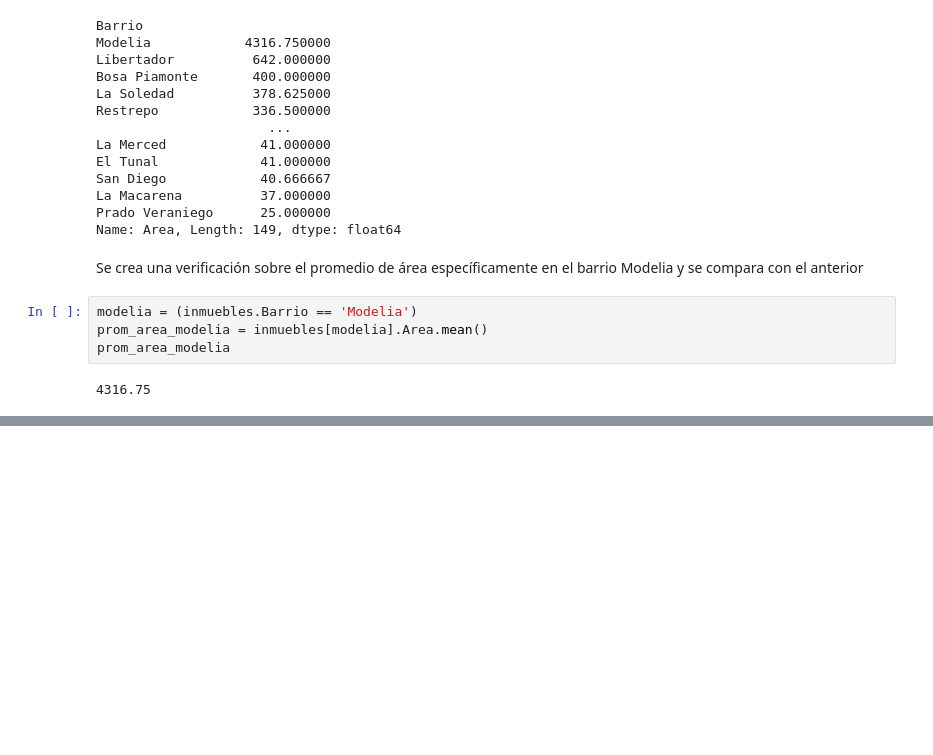
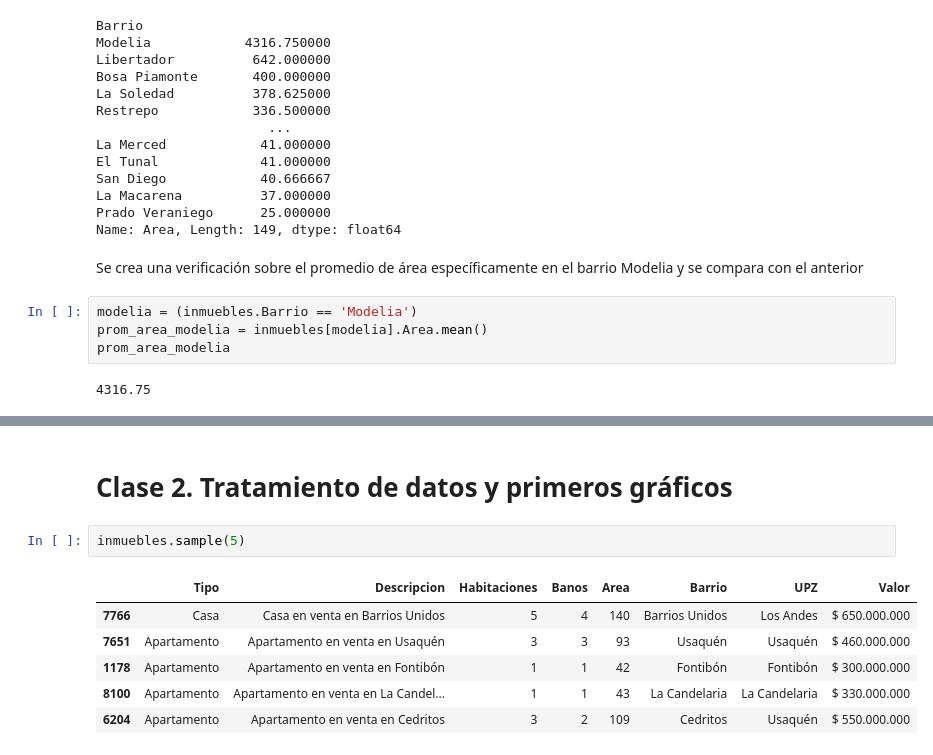
Before and after one commit to Leonel-Amaya/inmersion-datos, a Jupyter notebook: Inmersión_en_Datos_Aula_1.ipynb, the cells around one changed output, grey strips where cells are left out. Drawn from its saved outputs; the diff is of its cells as text; blank space fills up the shorter version.

Commit message:
Clase 2

```diff
--- a/Inmersión_en_Datos_Aula_1.ipynb
+++ b/Inmersión_en_Datos_Aula_1.ipynb
@@ -244,0 +274,11 @@ inmuebles_por_barrio.mean()
+# %% [markdown]
+# Clase 2. Tratamiento de datos y primeros gráficos
+# %%
+inmuebles.sample(5)
+# %% [output]
+|  | Tipo | Descripcion | Habitaciones | Banos | Area | Barrio | UPZ | Valor |
+| 7766 | Casa | Casa en venta en Barrios Unidos | 5 | 4 | 140 | Barrios Unidos | Los Andes | $ 650.000.000 |
+| 7651 | Apartamento | Apartamento en venta en Usaquén | 3 | 3 | 93 | Usaquén | Usaquén | $ 460.000.000 |
+| 1178 | Apartamento | Apartamento en venta en Fontibón | 1 | 1 | 42 | Fontibón | Fontibón | $ 300.000.000 |
+| 8100 | Apartamento | Apartamento en venta en La Candel... | 1 | 1 | 43 | La Candelaria | La Candelaria | $ 330.000.000 |
+| 6204 | Apartamento | Apartamento en venta en Cedritos | 3 | 2 | 109 | Cedritos | Usaquén | $ 550.000.000 |
```
Also changed, not shown: parts of 38 cells of this notebook.
